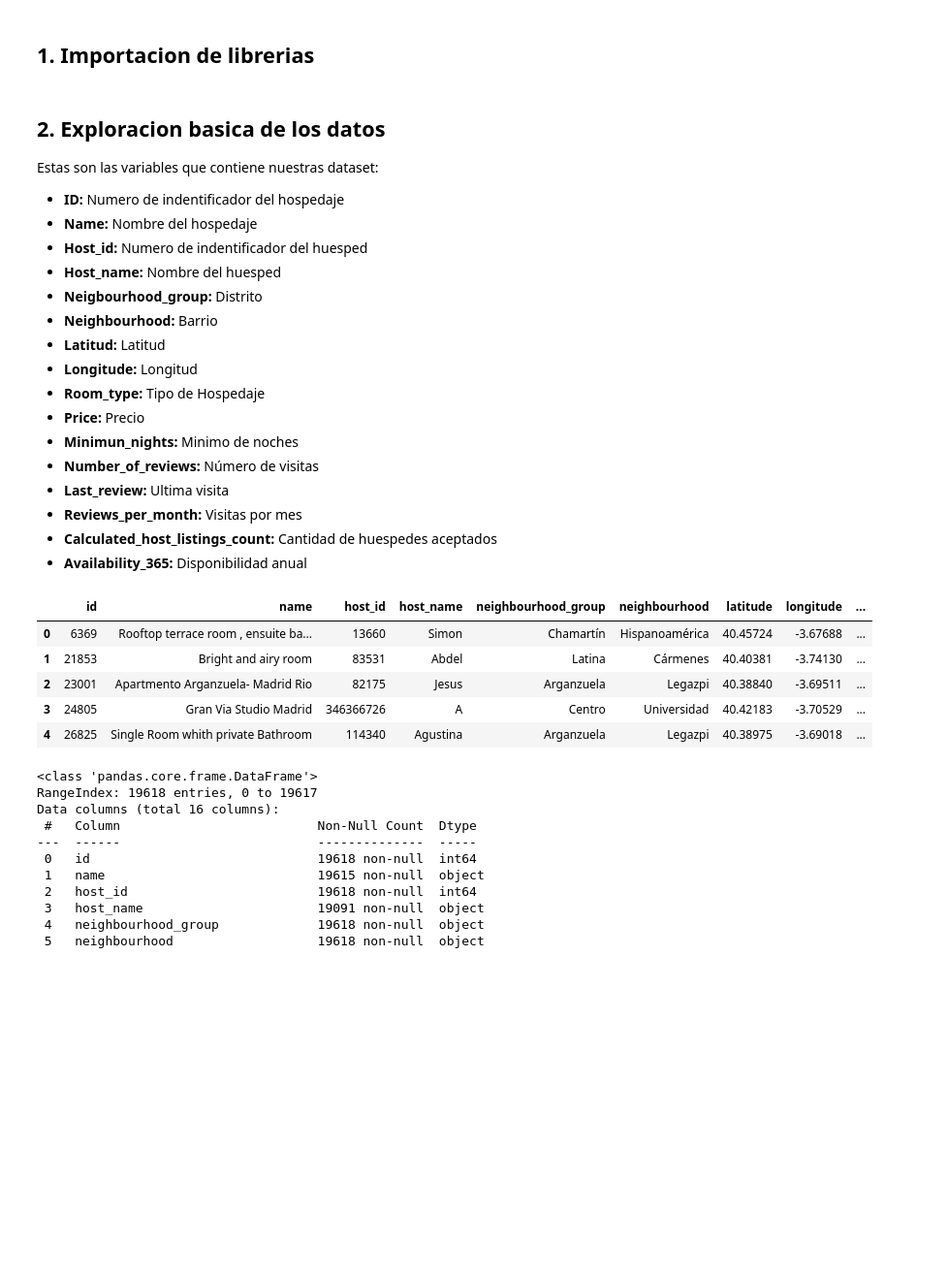
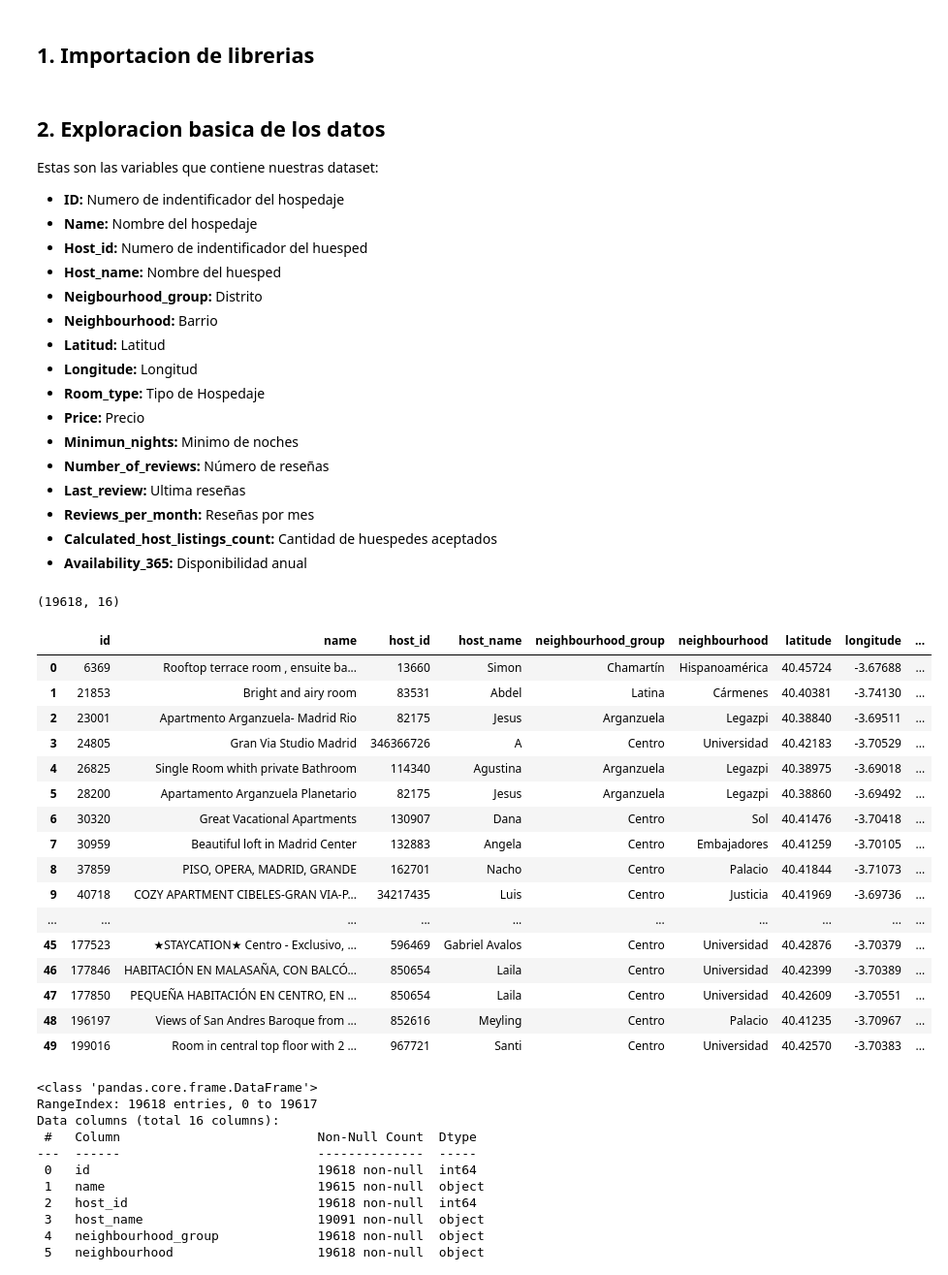
Before and after one commit to Factoria-F5-AI-Bootcamp-1-Edicion/Madrid_AirB-B, a Jupyter notebook: Madrid Airbnb.ipynb, the cells around one changed output. Shown: that part at 97% size. Saved outputs shown, nothing was run; the diff lists cells and outputs as text; code cells hidden in the pictures; blank space fills up the shorter version.

```diff
--- a/Madrid Airbnb.ipynb
+++ b/Madrid Airbnb.ipynb
@@ -22,9 +22,9 @@ Estas son las variables que contiene nuestras dataset:
 + **Room_type:** Tipo de Hospedaje
 + **Price:** Precio
 + **Minimun_nights:** Minimo de noches
-+ **Number_of_reviews:** Número de visitas
-+ **Last_review:** Ultima visita
-+ **Reviews_per_month:** Visitas por mes
++ **Number_of_reviews:** Número de reseñas
++ **Last_review:** Ultima reseñas
++ **Reviews_per_month:** Reseñas por mes
 + **Calculated_host_listings_count:** Cantidad de huespedes aceptados
 + **Availability_365:** Disponibilidad anual
 # %%
@@ -32,16 +32,32 @@ Estas son las variables que contiene nuestras dataset:
 
 path_to_data = "./madrid_airbnb.csv"
 df = pd.read_csv(path_to_data)
+# %%
+#Cantidad de entradas y columnas del dataset
+df.shape
+# %% [output]
+(19618, 16)
 # %%
 # Ver las primeras cinco entradas
-df.head()
+df.head(50)
 # %% [output]
 |  | id | name | host_id | host_name | neighbourhood_group | neighbourhood | latitude | longitude | ... |
 | 0 | 6369 | Rooftop terrace room , ensuite ba... | 13660 | Simon | Chamartín | Hispanoamérica | 40.45724 | -3.67688 | ... |
 | 1 | 21853 | Bright and airy room | 83531 | Abdel | Latina | Cármenes | 40.40381 | -3.74130 | ... |
 | 2 | 23001 | Apartmento Arganzuela- Madrid Rio | 82175 | Jesus | Arganzuela | Legazpi | 40.38840 | -3.69511 | ... |
 | 3 | 24805 | Gran Via Studio Madrid | 346366726 | A | Centro | Universidad | 40.42183 | -3.70529 | ... |
 | 4 | 26825 | Single Room whith private Bathroom | 114340 | Agustina | Arganzuela | Legazpi | 40.38975 | -3.69018 | ... |
+| 5 | 28200 | Apartamento Arganzuela Planetario | 82175 | Jesus | Arganzuela | Legazpi | 40.38860 | -3.69492 | ... |
+| 6 | 30320 | Great Vacational Apartments | 130907 | Dana | Centro | Sol | 40.41476 | -3.70418 | ... |
+| 7 | 30959 | Beautiful loft in Madrid Center | 132883 | Angela | Centro | Embajadores | 40.41259 | -3.70105 | ... |
+| 8 | 37859 | PISO, OPERA, MADRID, GRANDE | 162701 | Nacho | Centro | Palacio | 40.41844 | -3.71073 | ... |
+| 9 | 40718 | COZY APARTMENT CIBELES-GRAN VIA-P... | 34217435 | Luis | Centro | Justicia | 40.41969 | -3.69736 | ... |
+| ... | ... | ... | ... | ... | ... | ... | ... | ... | ... |
+| 45 | 177523 | ★STAYCATION★ Centro - Exclusivo, ... | 596469 | Gabriel Avalos | Centro | Universidad | 40.42876 | -3.70379 | ... |
+| 46 | 177846 | HABITACIÓN EN MALASAÑA, CON BALCÓ... | 850654 | Laila | Centro | Universidad | 40.42399 | -3.70389 | ... |
+| 47 | 177850 | PEQUEÑA HABITACIÓN EN CENTRO, EN ... | 850654 | Laila | Centro | Universidad | 40.42609 | -3.70551 | ... |
+| 48 | 196197 | Views of San Andres Baroque from ... | 852616 | Meyling | Centro | Palacio | 40.41235 | -3.70967 | ... |
+| 49 | 199016 | Room in central top floor with 2 ... | 967721 | Santi | Centro | Universidad | 40.42570 | -3.70383 | ... |
 # %%
 #Informacion sobre el dataset
 df.info()
```
Also changed, not shown: parts of 11 cells of this notebook.
